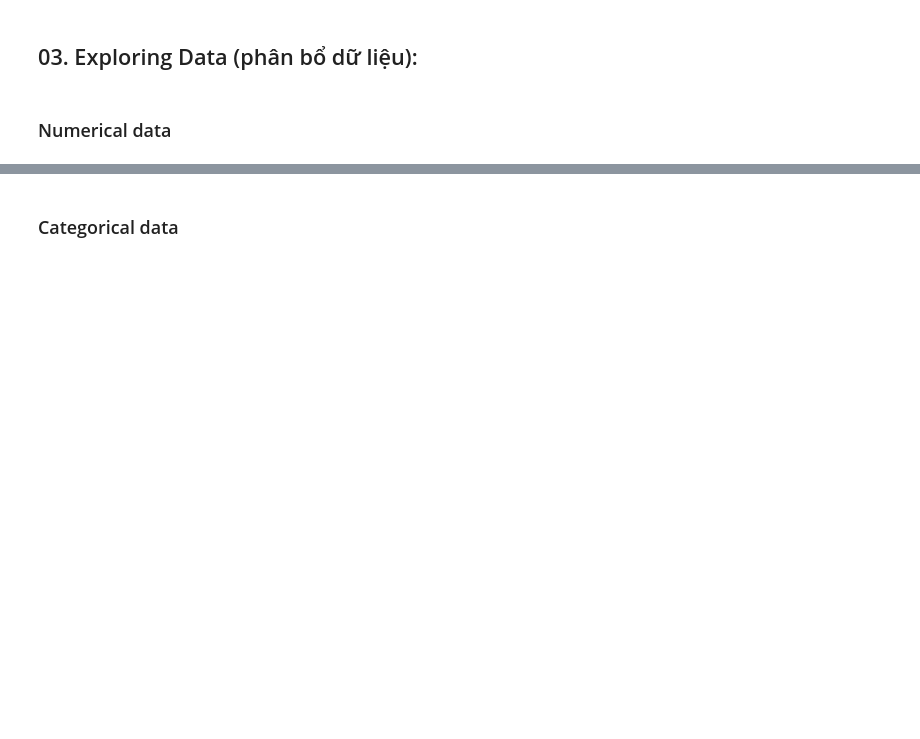
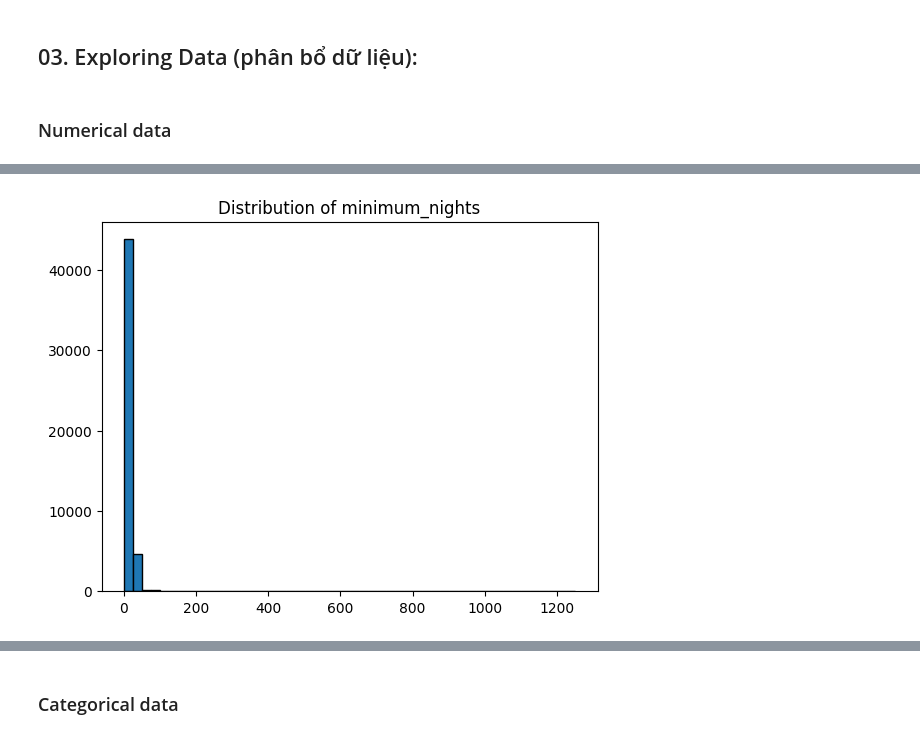
Before and after one commit to Gabien21/CSC17104_P4DS_final_project, a Jupyter notebook: Project/2_Exploring_and_preprocessing_data.ipynb, the cells around one changed output, grey strips where cells are left out. Saved outputs shown, nothing was run; the diff lists cells and outputs as text; code cells hidden in the pictures; blank space fills up the shorter version.

```diff
--- a/Project/2_Exploring_and_preprocessing_data.ipynb
+++ b/Project/2_Exploring_and_preprocessing_data.ipynb
@@ -146,0 +166,6 @@ Save to CSV file
+# %%
+plt.hist(df['minimum_nights'],bins=50,edgecolor='black')
+plt.title('Distribution of minimum_nights')
+plt.show()
+# %% [output]
+[figure, added]
```
Also changed, not shown: parts of 11 cells of this notebook.
